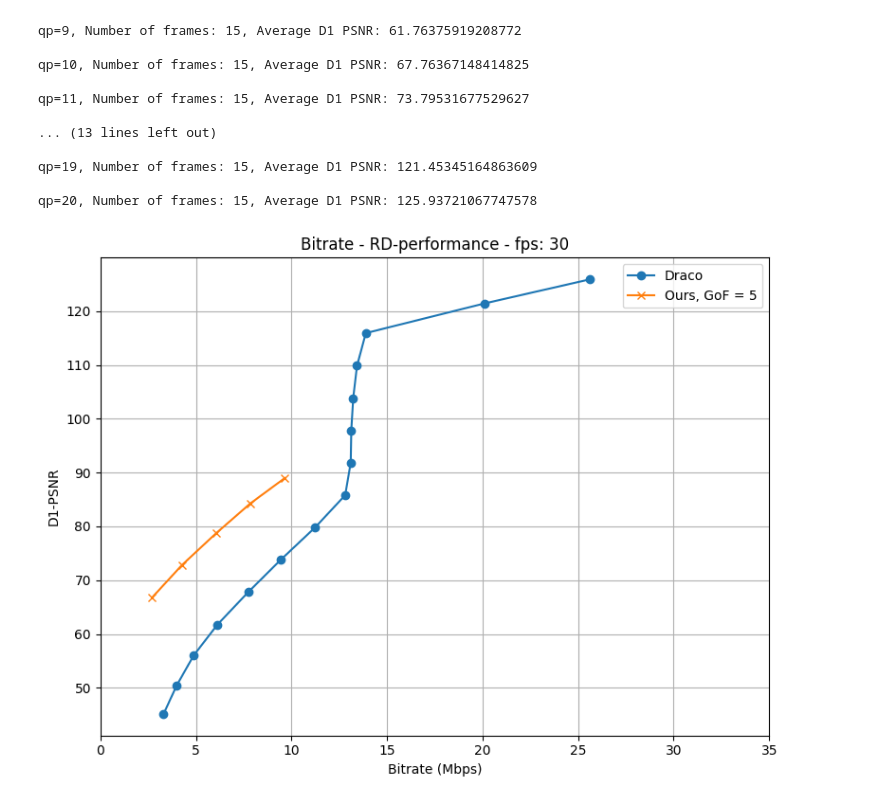
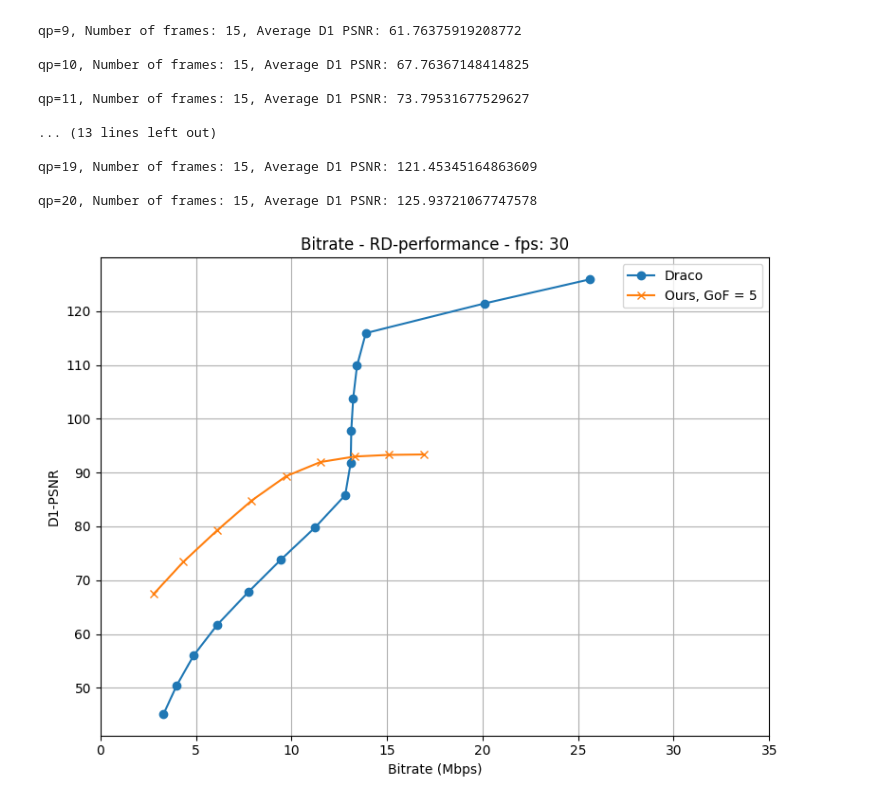
Before and after one commit to frozzzen3/TVMC, a Jupyter notebook: get_Draco_results.ipynb, the cells around one changed output. Saved outputs shown, nothing was run; the diff lists cells and outputs as text; code cells hidden in the pictures.

```diff
--- a/get_Draco_results.ipynb
+++ b/get_Draco_results.ipynb
@@ -305,30 +305,30 @@ qp=20, Number of frames: 15, Average D1 PSNR: 125.93721067747578
 # %%
 import matplotlib.pyplot as plt
 
 
 Bitrates = [3.31, 3.99, 4.88, 6.13, 7.73, 9.44, 11.23, 12.81, 13.10, 13.13, 13.23, 13.43, 13.89, 20.08, 25.61]
 D1_PSNR = [45.15, 50.41, 56.00, 61.76, 67.76, 73.80, 79.79, 85.81, 91.82, 97.87, 103.87, 109.87, 115.95, 121.45, 125.94]
 
 
-ours_Bitrates = [2.71, 4.27, 6.05, 7.85, 9.65]
-ours_D1_PSNR = [66.79, 72.82, 78.71, 84.28, 88.99]
+ours_Bitrates = [2.78, 4.34, 6.12, 7.92, 9.72, 11.51, 13.31, 15.11, 16.91]
+ours_D1_PSNR = [67.41, 73.41, 79.30, 84.82, 89.34, 91.97, 93.00, 93.31, 93.39]
 
 # Plotting
 plt.figure(figsize=(8, 6))
 plt.plot(Bitrates, D1_PSNR, marker='o', label='Draco')
 plt.plot(ours_Bitrates, ours_D1_PSNR, marker='x', label='Ours, GoF = 5')
 plt.title('Bitrate - RD-performance - fps: 30')
 plt.xlabel('Bitrate (Mbps)')
 plt.ylabel('D1-PSNR')
 plt.grid(True)
 plt.legend()  # Show legend with labels
 plt.xlim(0, 35)
 plt.tight_layout()
 
 # Display the plot
 plt.show()
 # %% [output]
-[figure, old version]
+[figure, new version]
 # %%
 def compute_D2_psnr(original_mesh, decoded_mesh):
     decoded_mesh.compute_vertex_normals()
```
Also changed, not shown: parts of 5 cells of this notebook, 5 other files.
